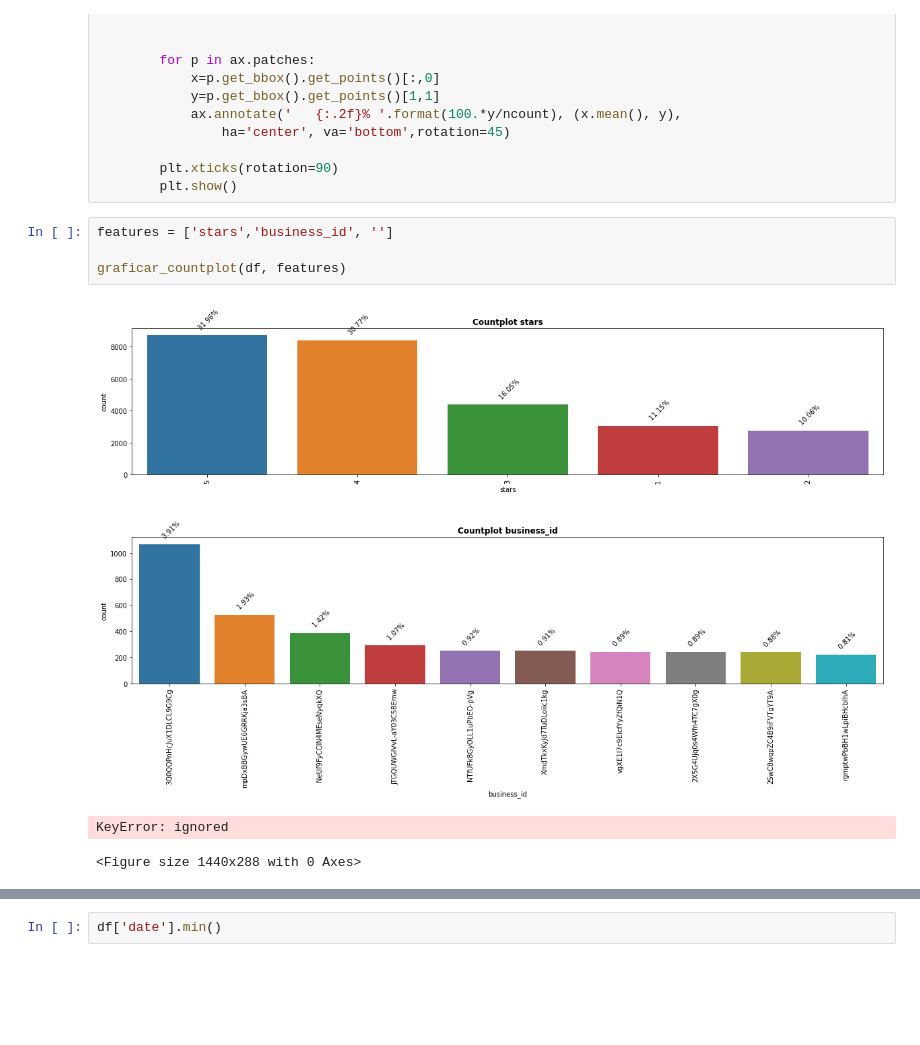
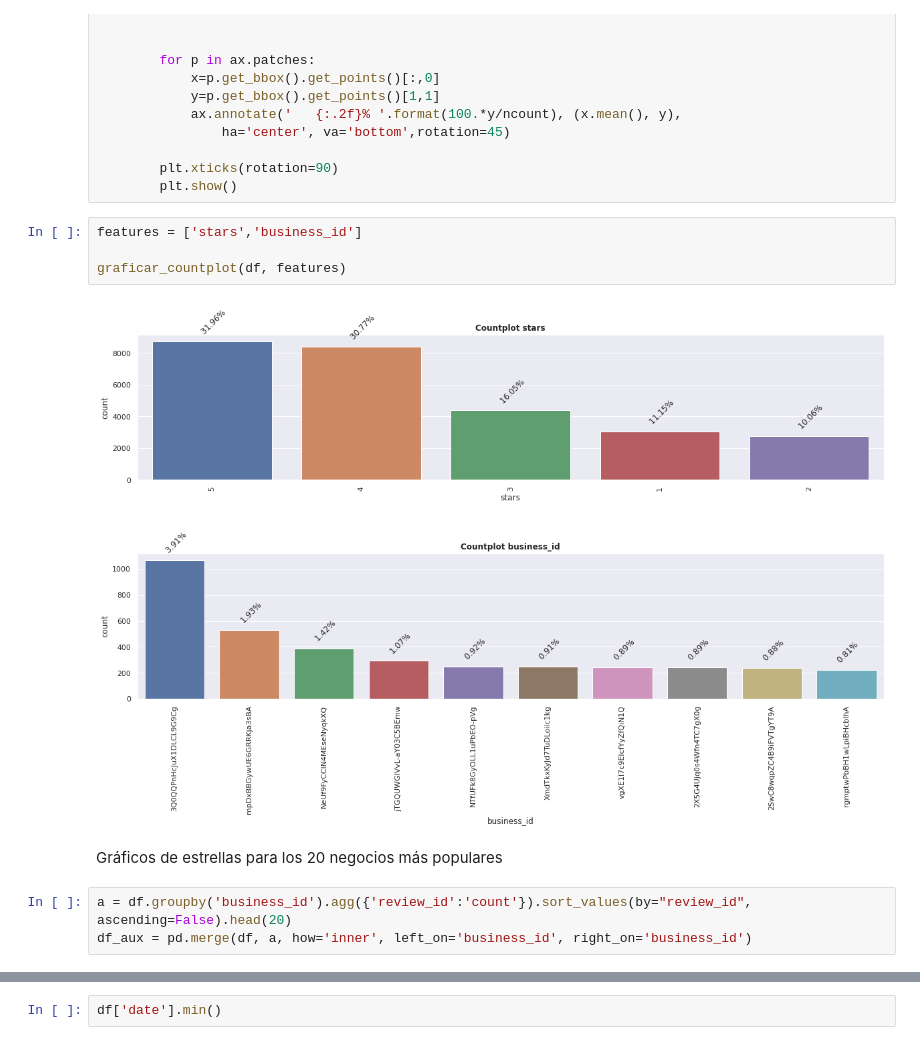
Before and after one commit to ivanjavierparra/Data-Science-Sprint-2, a Jupyter notebook: Segunda_entrega_NLP.ipynb, the cells around one changed output, grey strips where cells are left out. Saved outputs shown, nothing was run; the diff lists cells and outputs as text; blank space fills up the shorter version.

Commit message:
Avances - gráficos - código

```diff
--- a/Segunda_entrega_NLP.ipynb
+++ b/Segunda_entrega_NLP.ipynb
@@ -176,11 +223,14 @@ def graficar_countplot(df, features):
         plt.xticks(rotation=90)
         plt.show()
 # %%
-features = ['stars','business_id', '']
+features = ['stars','business_id']
 
 graficar_countplot(df, features)
 # %% [output]
-[figure, old version]
+[figure, new version]
-[figure, old version]
+[figure, new version]
-KeyError: ignored
-<Figure size 1440x288 with 0 Axes>
+# %% [markdown]
+Gráficos de estrellas para los 20 negocios más populares
+# %%
+a = df.groupby('business_id').agg({'review_id':'count'}).sort_values(by="review_id", ascending=False).head(20)
+df_aux = pd.merge(df, a, how='inner', left_on='business_id', right_on='business_id')
```
Also changed, not shown: parts of 51 cells of this notebook.
